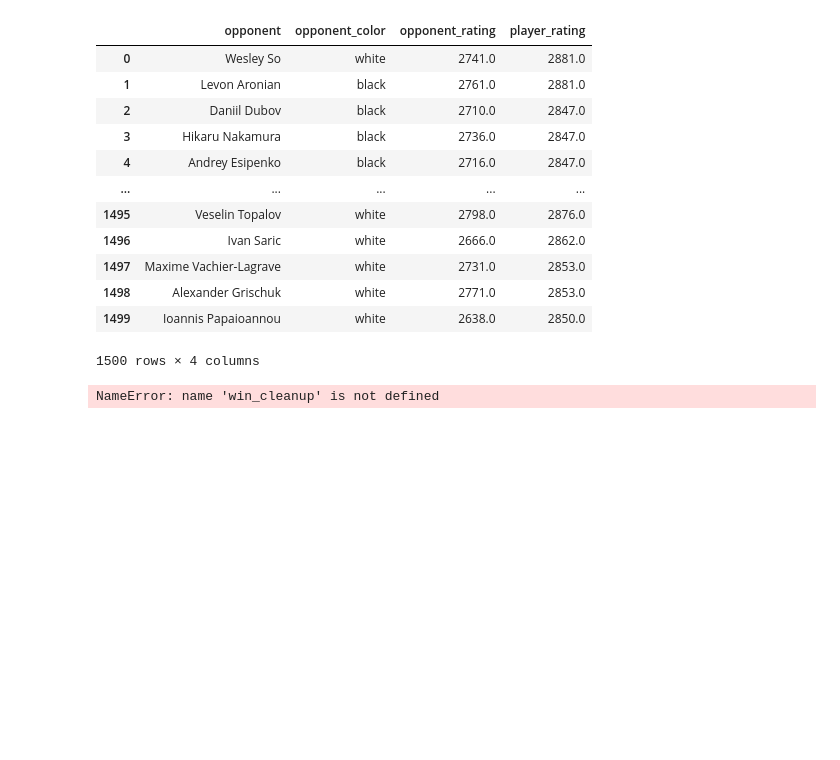
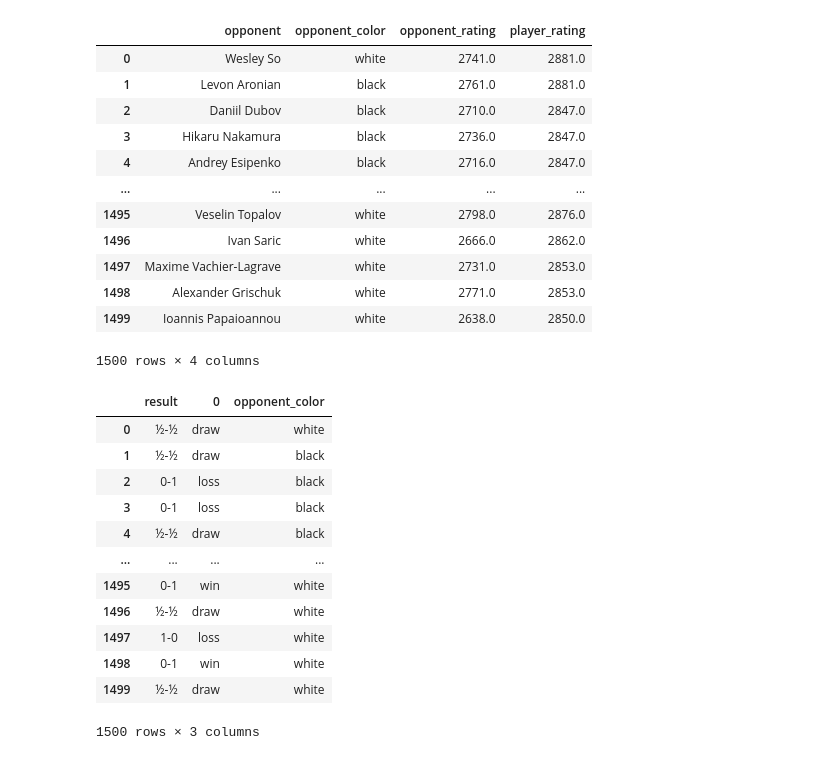
Before and after one commit to deadlykitten1/Chess_Outcome_Predictor, a Jupyter notebook: scraping_and_cleaning.ipynb, the cells around one changed output. Drawn from its saved outputs; the diff is of its cells as text; code cells hidden in the pictures; blank space fills up the shorter version.

```diff
--- a/scraping_and_cleaning.ipynb
+++ b/scraping_and_cleaning.ipynb
@@ -319,6 +317,22 @@ games_df = games_df.drop(columns = ['white_player', 'black_player', 'white_playe
 # %%
 player_df = player_df.join(games_df)
 # %%
-player_df = player_df.apply(win_cleanup, axis = 1, result_type = 'expand')
+win_loss_df = player_df.apply(win_cleanup, axis = 1, result_type = 'expand')
-# %% [output]
-NameError: name 'win_cleanup' is not defined
+# %%
+magnus_df = player_df.join(win_loss_df)
+# %%
+magnus_df[['result', 0, 'opponent_color']]
+# %% [output]
+|  | result | 0 | opponent_color |
+| 0 | ½-½ | draw | white |
+| 1 | ½-½ | draw | black |
+| 2 | 0-1 | loss | black |
+| 3 | 0-1 | loss | black |
+| 4 | ½-½ | draw | black |
+| ... | ... | ... | ... |
+| 1495 | 0-1 | win | white |
+| 1496 | ½-½ | draw | white |
+| 1497 | 1-0 | loss | white |
+| 1498 | 0-1 | win | white |
+| 1499 | ½-½ | draw | white |
+1500 rows × 3 columns
```
Also changed, not shown: parts of 1 cell of this notebook.
